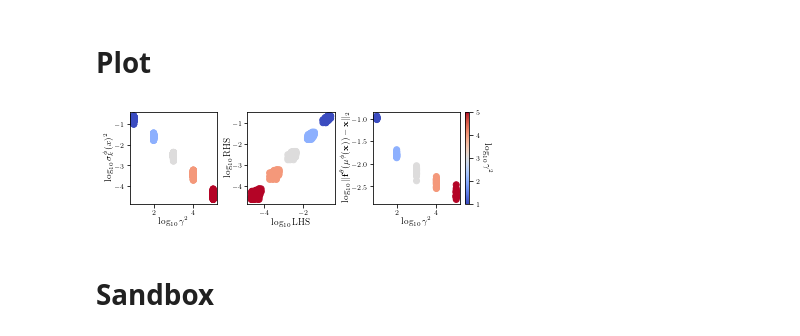
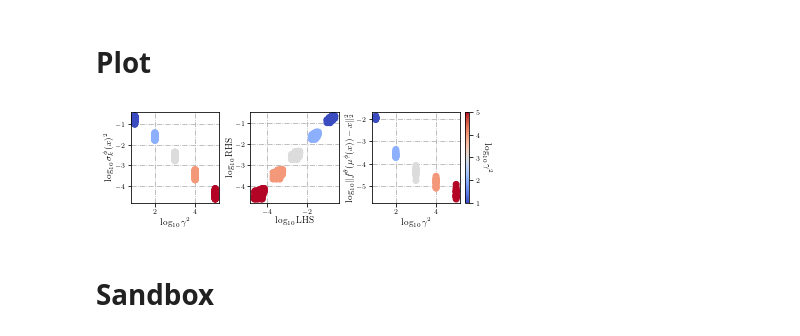
Before and after one commit to rpatrik96/ima-vae, a Jupyter notebook: notebooks/self_cons_plots.ipynb, the cells around one changed output. Cells and saved outputs as stored; diff of their text form; code cells hidden in the pictures.

```diff
--- a/notebooks/self_cons_plots.ipynb
+++ b/notebooks/self_cons_plots.ipynb
@@ -15,7 +15,7 @@ sys.path.insert(0, '.')
 # %%
 from analysis import sweep2df
 # %%
-plt.rcParams.update(bundles.neurips2022(usetex=True))
+plt.rcParams.update(bundles.neurips2022(usetex=True, family="serif"))
 # %% [markdown]
 # Data loading
 # %%
@@ -88,51 +88,61 @@ df_mse_gamma_sq = df_mse_sources_mean_decoded_sources.merge( df_mse_obs_decoded_
 # Plot
 # %%
 log10 = "\log_{10}"
-x = r"\mathbf{x}"
+x = r"{\boldmath{x}}"
 gsq = "\gamma^2"
-phi = "\mathbf{\phi}"
+phi = r"{\boldmath{\phi}}"
 # %%
 TICK_PADDING = 2
-LABELPAD = 0
+LABELPAD = 1
+cmap = "coolwarm"
 
 fig = plt.figure(figsize=figsizes.neurips2022(nrows=1, ncols=2)['figure.figsize'])
 
 ax = fig.add_subplot(131)
-cmap = "coolwarm"
+ax.grid(True, which="both", ls="-.")
+ax.set_axisbelow(True)
+
 im = ax.scatter(np.log10(df_rhs_lhs_gamma_sq.gamma_square), np.log10(df_rhs_lhs_gamma_sq.lhs), c=np.log10(df_rhs_lhs_gamma_sq.gamma_square), cmap=cmap)
 # ax.plot(np.linspace(.85, 6), -np.linspace(.85, 6), c="black", label='$y=x^{-2}$')
-ax.set_ylabel("$%s\sigma^%s_k(x)^2$" % (log10, phi), labelpad=LABELPAD)
+ax.set_ylabel(r"$%s{\boldmath{\sigma}}^{%s}_k(%s)^2$" % (log10, phi, x), labelpad=LABELPAD)
 ax.set_xlabel("$%s%s$" % (log10, gsq), labelpad=LABELPAD)
 # plt.legend()
 ax.tick_params(axis='both', which='major', pad=TICK_PADDING)
+
 ax = fig.add_subplot(132)
+ax.grid(True, which="both", ls="-.")
+ax.set_axisbelow(True)
+
 ax.scatter(np.log10(df_rhs_lhs_gamma_sq.lhs), np.log10(df_rhs_lhs_gamma_sq.rhs), c=np.log10(df_rhs_lhs_gamma_sq.gamma_square), cmap=cmap)
 # ax.plot(np.linspace(-6, 0.), np.linspace(-6, 0.), c="black", label='$y=x$')
 ax.set_ylabel("$%s \mathrm{RHS}$" % log10, labelpad=LABELPAD)
-ax.set_xlabel("$%s \mathrm{LHS}$" % log10, labelpad=LABELPAD+2)
+ax.set_xlabel("$%s \mathrm{LHS}$" % log10, labelpad=LABELPAD)
 # plt.legend()
 ax.tick_params(axis='both', which='major', pad=TICK_PADDING)
 
 
 ax = fig.add_subplot(133)
-ax.scatter(np.log10(df_mse_gamma_sq.gamma_square), np.log10(np.sqrt(df_mse_gamma_sq.mse_obs_decoded_mean_latents)), c=np.log10(df_mse_gamma_sq.gamma_square), cmap=cmap)
+ax.grid(True, which="both", ls="-.")
+ax.set_axisbelow(True)
+
+ax.scatter(np.log10(df_mse_gamma_sq.gamma_square), np.log10((df_mse_gamma_sq.mse_obs_decoded_mean_latents)), c=np.log10(df_mse_gamma_sq.gamma_square), cmap=cmap)
 # ax.plot(np.linspace(.85, 6), -np.linspace(.85, 6), c="black", label='$y=x$')
 
 ax.set_ylabel(
-    r"$%s\Vert  \mathbf{f}^{\mathbf{\theta}} ( \mathbf{\mu} ^ {%s} (%s) ) - %s \Vert_2$" % (
+    r"${%s} \Vert  {\boldmath{f}}^{{\boldmath{\theta}}} ( {\boldmath{\mu}}^{%s} (%s) ) - %s \Vert^2_2$" % (
         log10, phi, x, x), labelpad=LABELPAD)
 
 ax.set_xlabel("$%s%s$" % (log10, gsq), labelpad=LABELPAD)
 # plt.legend()
 ax.tick_params(axis='both', which='major', pad=TICK_PADDING)
 
 cbar = fig.colorbar(im)
 # cbar.ax.set_yticklabels(['0','1','2','>3'])
 cbar.set_label('$%s%s$' % (log10, gsq), rotation=270)
 cbar.ax.get_yaxis().labelpad = 13
 plt.savefig("self_cons_mlp_gauss.svg")
 # %% [output]
-[figure, old version]
+[figure, new version]
 # %% [markdown]
 # Sandbox
 # %%
```
Also changed, not shown: 3 other files.
